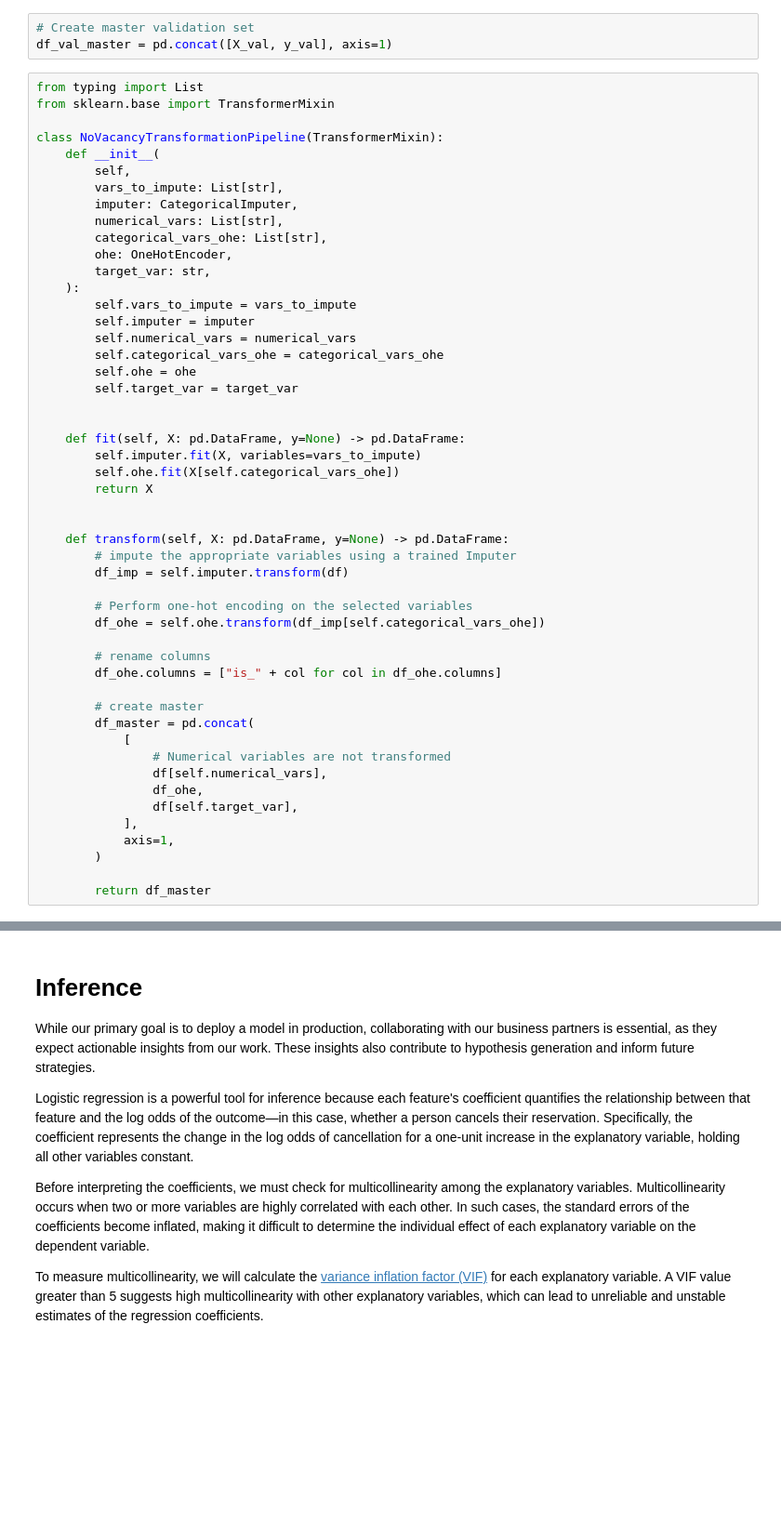
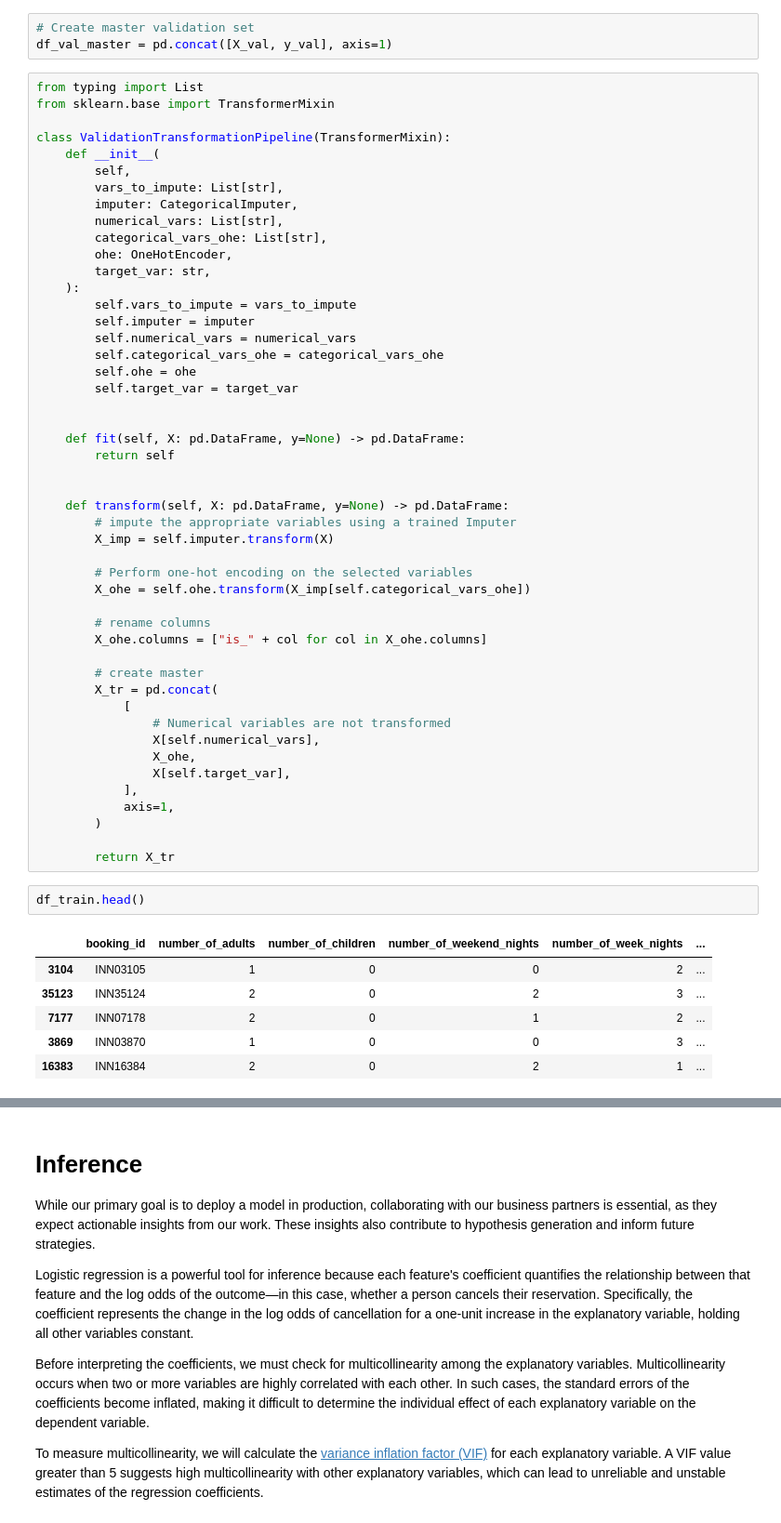
Before and after one commit to Morgan-Sell/no-vacancy, a Jupyter notebook: no_vacancy_eda.ipynb, the cells around one changed output, grey strips where cells are left out. Shown at 93% size. Saved outputs shown, nothing was run; the diff lists cells and outputs as text; blank space fills up the shorter version.

```diff
--- a/no_vacancy_eda.ipynb
+++ b/no_vacancy_eda.ipynb
@@ -740,7 +740,7 @@ df_val_master = pd.concat([X_val, y_val], axis=1)
 from typing import List
 from sklearn.base import TransformerMixin
 
-class NoVacancyTransformationPipeline(TransformerMixin):
+class ValidationTransformationPipeline(TransformerMixin):
     def __init__(
         self,
         vars_to_impute: List[str],
@@ -759,32 +759,39 @@ class NoVacancyTransformationPipeline(TransformerMixin):
 
 
     def fit(self, X: pd.DataFrame, y=None) -> pd.DataFrame:
-        self.imputer.fit(X, variables=vars_to_impute)
-        self.ohe.fit(X[self.categorical_vars_ohe])
-        return X
+        return self
 
 
     def transform(self, X: pd.DataFrame, y=None) -> pd.DataFrame:
         # impute the appropriate variables using a trained Imputer
-        df_imp = self.imputer.transform(df)
+        X_imp = self.imputer.transform(X)
 
         # Perform one-hot encoding on the selected variables
-        df_ohe = self.ohe.transform(df_imp[self.categorical_vars_ohe])
+        X_ohe = self.ohe.transform(X_imp[self.categorical_vars_ohe])
 
         # rename columns
-        df_ohe.columns = ["is_" + col for col in df_ohe.columns]
+        X_ohe.columns = ["is_" + col for col in X_ohe.columns]
 
         # create master
-        df_master = pd.concat(
+        X_tr = pd.concat(
             [
                 # Numerical variables are not transformed
-                df[self.numerical_vars],
-                df_ohe,
-                df[self.target_var],
+                X[self.numerical_vars],
+                X_ohe,
+                X[self.target_var],
             ],
             axis=1,
         )
 
-        return df_master
+        return X_tr
+# %%
+df_train.head()
+# %% [output]
+|  | booking_id | number_of_adults | number_of_children | number_of_weekend_nights | number_of_week_nights | ... |
+| 3104 | INN03105 | 1 | 0 | 0 | 2 | ... |
+| 35123 | INN35124 | 2 | 0 | 2 | 3 | ... |
+| 7177 | INN07178 | 2 | 0 | 1 | 2 | ... |
+| 3869 | INN03870 | 1 | 0 | 0 | 3 | ... |
+| 16383 | INN16384 | 2 | 0 | 2 | 1 | ... |
 # %%
 # transform validation dataset
```
Also changed, not shown: parts of 18 cells of this notebook.
